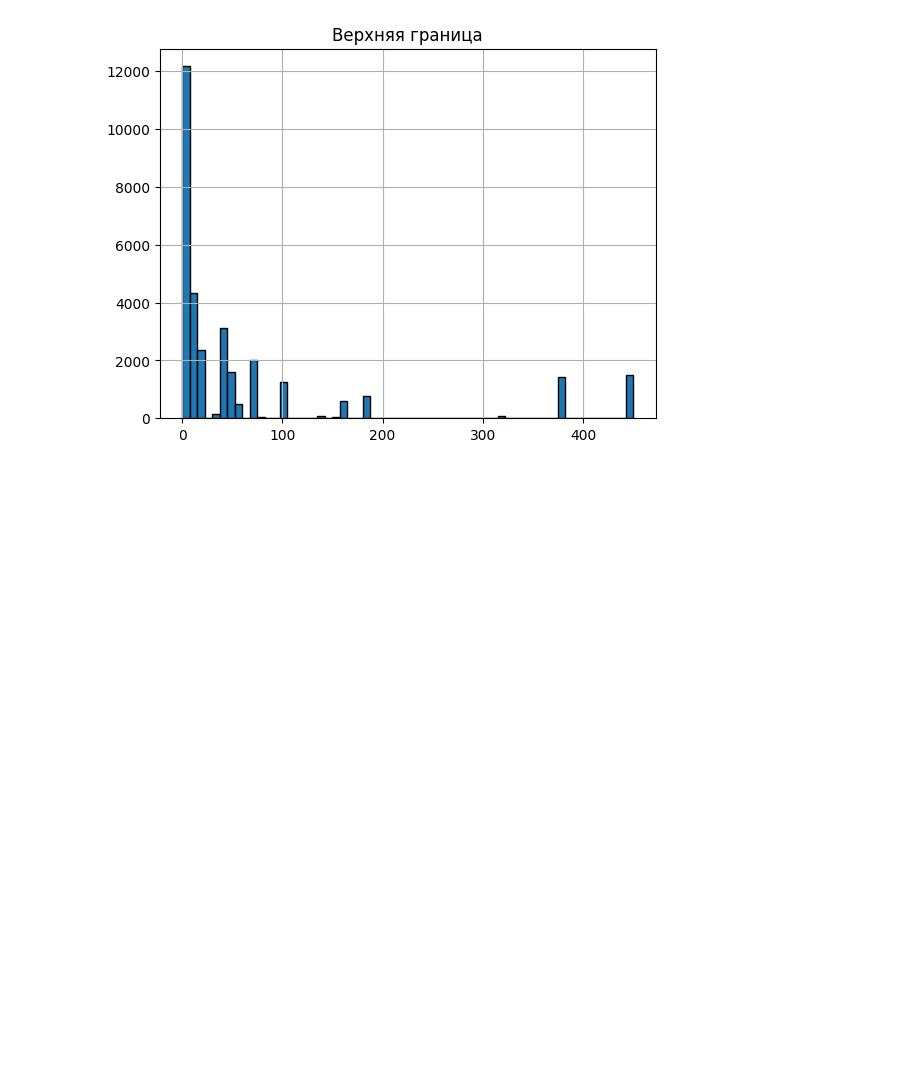
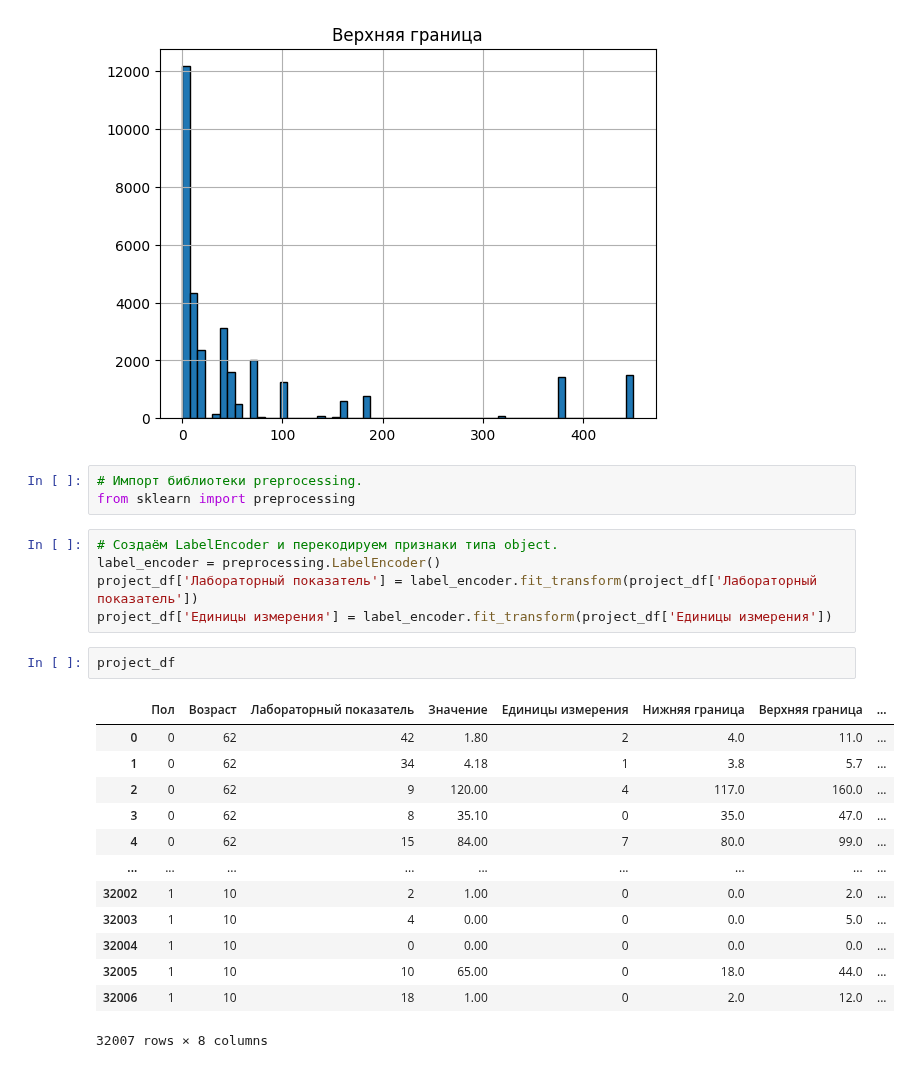
Before and after one commit to Rai1ag/Library, a Jupyter notebook: DSMED_Хакатон/project.ipynb, the cells around one changed output. Drawn from its saved outputs; the diff is of its cells as text; blank space fills up the shorter version.

```diff
--- a/DSMED_Хакатон/project.ipynb
+++ b/DSMED_Хакатон/project.ipynb
@@ -824,6 +824,30 @@ for i in num_cols:
 [figure]
 [figure]
 [figure]
+# %%
+# Импорт библиотеки preprocessing.
+from sklearn import preprocessing
+# %%
+# Создаём LabelEncoder и перекодируем признаки типа object.
+label_encoder = preprocessing.LabelEncoder()
+project_df['Лабораторный показатель'] = label_encoder.fit_transform(project_df['Лабораторный показатель'])
+project_df['Единицы измерения'] = label_encoder.fit_transform(project_df['Единицы измерения'])
+# %%
+project_df
+# %% [output]
+|  | Пол | Возраст | Лабораторный показатель | Значение | Единицы измерения | Нижняя граница | Верхняя граница | ... |
+| 0 | 0 | 62 | 42 | 1.80 | 2 | 4.0 | 11.0 | ... |
+| 1 | 0 | 62 | 34 | 4.18 | 1 | 3.8 | 5.7 | ... |
+| 2 | 0 | 62 | 9 | 120.00 | 4 | 117.0 | 160.0 | ... |
+| 3 | 0 | 62 | 8 | 35.10 | 0 | 35.0 | 47.0 | ... |
+| 4 | 0 | 62 | 15 | 84.00 | 7 | 80.0 | 99.0 | ... |
+| ... | ... | ... | ... | ... | ... | ... | ... | ... |
+| 32002 | 1 | 10 | 2 | 1.00 | 0 | 0.0 | 2.0 | ... |
+| 32003 | 1 | 10 | 4 | 0.00 | 0 | 0.0 | 5.0 | ... |
+| 32004 | 1 | 10 | 0 | 0.00 | 0 | 0.0 | 0.0 | ... |
+| 32005 | 1 | 10 | 10 | 65.00 | 0 | 18.0 | 44.0 | ... |
+| 32006 | 1 | 10 | 18 | 1.00 | 0 | 2.0 | 12.0 | ... |
+32007 rows × 8 columns
 # %%
 # # Посмотрим корреляционные зависимости между признаками.
 # project_df.corr().round(2)
```
Also changed, not shown: parts of 1 cell of this notebook.
